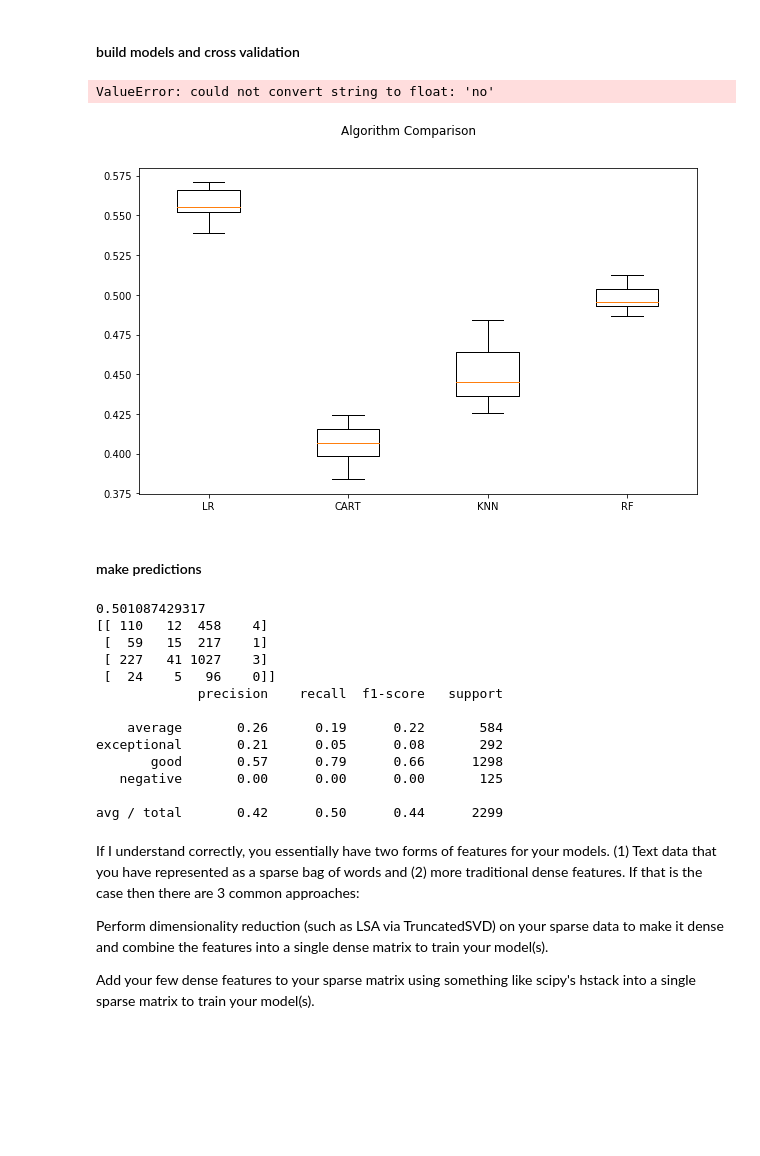
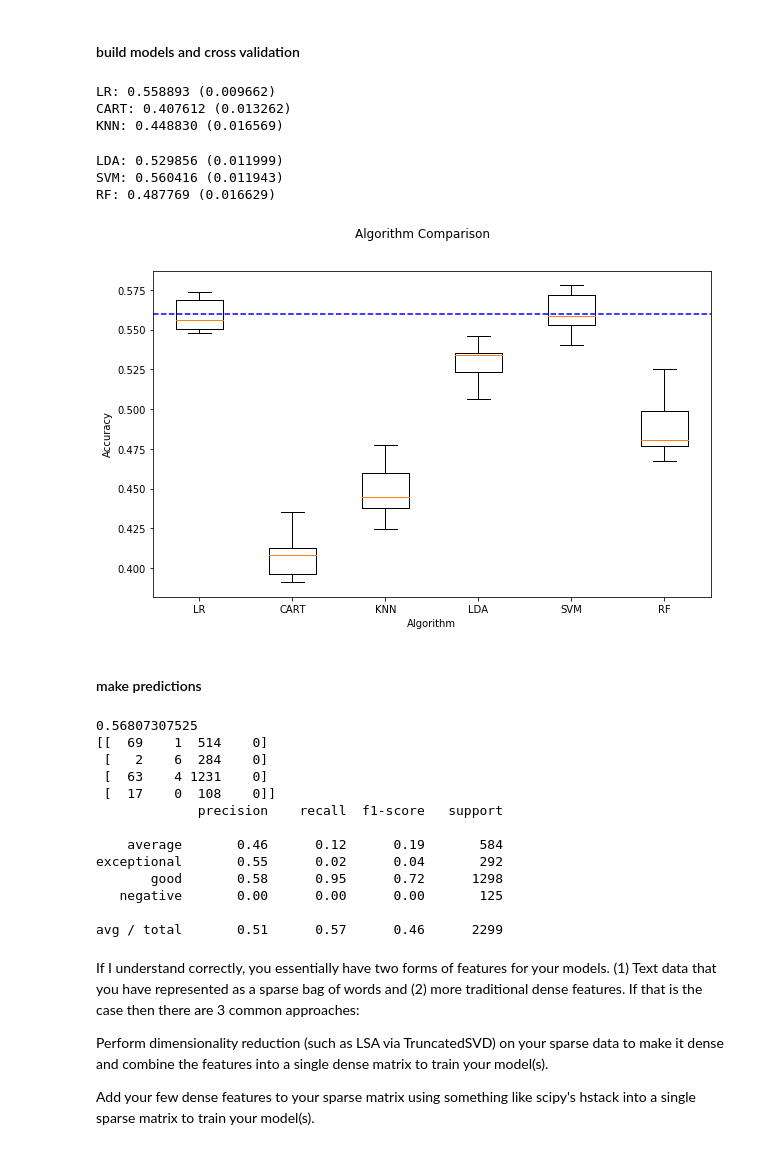
Before and after one commit to asela1982/appetize-me, a Jupyter notebook: modelingNLP/predict_user_ratings_pandas.ipynb, the cells around one changed output. Drawn from its saved outputs; the diff is of its cells as text; code cells hidden in the pictures; blank space fills up the shorter version.

```diff
--- a/modelingNLP/predict_user_ratings_pandas.ipynb
+++ b/modelingNLP/predict_user_ratings_pandas.ipynb
@@ -141,6 +141,8 @@ chi2
 pvalue
 # %% [output]
 8.2970187032911645e-79
+# %%
+df['imagesrc_class'] = np.where(df['imagesrc'].isnull(), 0, 1)
 # %% [markdown]
 #### Relationship between nu of ingredients and rating
 # %%
@@ -191,8 +193,6 @@ f_oneway(good, average, exceptional, negative)
 F_onewayResult(statistic=11.709595604400846, pvalue=1.1736181793116911e-07)
 # %% [markdown]
 #### Relationship between makeitagainscore  and rating
-# %%
-df['makeitagainscore'] = pd.to_numeric(df['makeitagainscore'].str.replace('%', ''))
 # %%
 df.head(2)
 # %% [output]
@@ -315,8 +315,8 @@ X_train_nlp:(9195, 7784)
 X_validation_nlp:(2299, 7784)
 # %%
 # DENSE
-X_train_dense = X_train[:,11:16] # imagesrc_class, ingredients_elements, tags_elements, preparation_length, title_length
-X_validation_dense = X_validation[:,11:16]
+X_train_dense = X_train[:,14:19] # imagesrc_class, ingredients_elements, tags_elements, preparation_length, title_length
+X_validation_dense = X_validation[:,14:19]
 # %%
 print(f"X_train_dense:{X_train_dense.shape}")
 print(f"X_validation_dense:{X_validation_dense.shape}")
@@ -405,43 +405,52 @@ for name, model in models:
     msg = "%s: %f (%f)" % (name, cv_results.mean(), cv_results.std())
     print(msg)
 # %% [output]
-ValueError: could not convert string to float: 'no'
+LR: 0.558893 (0.009662)
+CART: 0.407612 (0.013262)
+KNN: 0.448830 (0.016569)
+LDA: 0.529856 (0.011999)
+SVM: 0.560416 (0.011943)
+RF: 0.487769 (0.016629)
 # %%
 # Compare Algorithms
 fig = plt.figure(figsize=(10,6))
 fig.suptitle('Algorithm Comparison')
 ax = fig.add_subplot(1,1,1)
 plt.boxplot(results)
 ax.set_xticklabels(names)
+ax.set_xlabel('Algorithm')
+ax.set_ylabel('Accuracy')
+plt.axhline(y=0.56, color='b', linestyle='--')
+fig.savefig('algorithm.png')
 plt.show()
 # %% [output]
-[figure, old version]
+[figure, new version]
 # %% [markdown]
 #### make predictions
 # %%
 from sklearn.metrics import accuracy_score,confusion_matrix,classification_report
 
 # Make predictions on validation dataset
-rf = RandomForestClassifier()
-rf.fit(X_train, y_train)
-predictions = rf.predict(X_validation)
+lr = LogisticRegression()
+lr.fit(X_train, y_train)
+predictions = lr.predict(X_validation)
 print(accuracy_score(y_validation, predictions))
 print(confusion_matrix(y_validation, predictions))
 print(classification_report(y_validation, predictions))
 # %% [output]
-0.501087429317
-[[ 110   12  458    4]
- [  59   15  217    1]
- [ 227   41 1027    3]
- [  24    5   96    0]]
+0.56807307525
+[[  69    1  514    0]
+ [   2    6  284    0]
+ [  63    4 1231    0]
+ [  17    0  108    0]]
              precision    recall  f1-score   support
 
-    average       0.26      0.19      0.22       584
-exceptional       0.21      0.05      0.08       292
-       good       0.57      0.79      0.66      1298
+    average       0.46      0.12      0.19       584
+exceptional       0.55      0.02      0.04       292
+       good       0.58      0.95      0.72      1298
    negative       0.00      0.00      0.00       125
 
-avg / total       0.42      0.50      0.44      2299
+avg / total       0.51      0.57      0.46      2299
 # %% [markdown]
 If I understand correctly, you essentially have two forms of features for your models. (1) Text data that you have represented as a sparse bag of words and (2) more traditional dense features. If that is the case then there are 3 common approaches:
 
```
Also changed, not shown: parts of 2 cells of this notebook, 2 other files.
